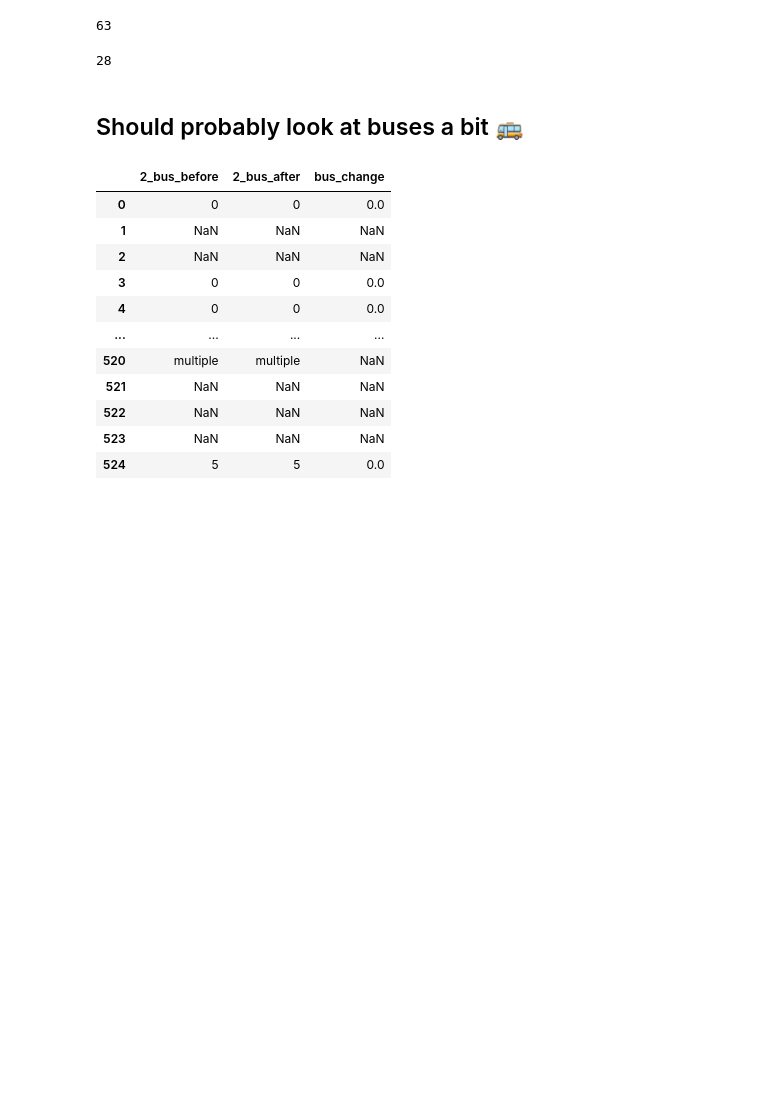
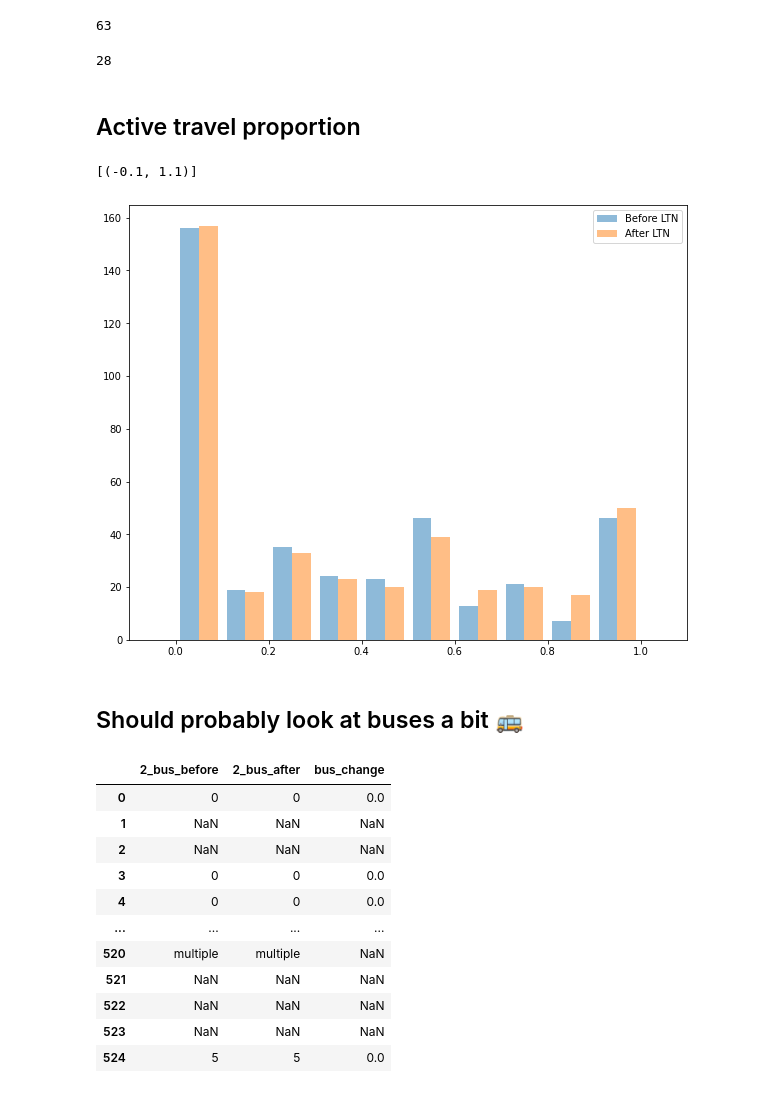
Before and after one commit to annarailton/littlemore_ltn_analysis, a Jupyter notebook: lpc_ltn_analysis.ipynb, the cells around one changed output. Cells and saved outputs as stored; diff of their text form; code cells hidden in the pictures; blank space fills up the shorter version.

Commit message:
Add qu 9 analysis, active travel prop

```diff
--- a/lpc_ltn_analysis.ipynb
+++ b/lpc_ltn_analysis.ipynb
@@ -366,9 +360,7 @@ def drop_modifiers(input_: str):
         for modifier in ["<", ">", "+"]:
             if modifier in input_:
                 try:
-                    return float(
-                        input_.replace(modifier, "")
-                    )  # assuming only one modifier exists
+                    return float(input_.replace(modifier, ""))  # assuming only one modifier exists
                 except ValueError:
                     input_.replace(modifier, "")
     return input_
@@ -477,0 +492,21 @@ df[["active_travel_before", "active_travel_after", "active_travel_change"]]
+# %%
+df["total_trips_per_week_before"] = (
+    df["2_car_before"].apply(pd.to_numeric, errors="coerce").fillna(0)
+    + df["2_motorbike_before"].apply(pd.to_numeric, errors="coerce").fillna(0)
+    + df["2_van_before"].apply(pd.to_numeric, errors="coerce").fillna(0)
+    + df["2_bus_before"].apply(pd.to_numeric, errors="coerce").fillna(0)
+    + df["active_travel_before"]
+)
+df["total_trips_per_week_after"] = (
+    df["2_car_after"].apply(pd.to_numeric, errors="coerce").fillna(0)
+    + df["2_motorbike_after"].apply(pd.to_numeric, errors="coerce").fillna(0)
+    + df["2_van_after"].apply(pd.to_numeric, errors="coerce").fillna(0)
+    + df["2_bus_after"].apply(pd.to_numeric, errors="coerce").fillna(0)
+    + df["active_travel_after"]
+)
+df["active_travel_prop_before"] = df["active_travel_before"] / df["total_trips_per_week_before"]
+df["active_travel_prop_after"] = df["active_travel_after"] / df["total_trips_per_week_after"]
+df["active_travel_prop_mean"] = df[["active_travel_prop_before", "active_travel_prop_after"]].mean(
+    axis=1
+)
+df[["active_travel_prop_before", "active_travel_prop_after", "active_travel_prop_mean"]].head(10)
@@ -530,6 +577,21 @@ sum(df["car_change"] < 0)
 sum(df["car_change"] > 0)
 # %% [output]
 28
+# %% [markdown]
+## Active travel proportion
+# %%
+fig, ax = plt.subplots(figsize=(10, 8))
+plt.hist(
+    [df["active_travel_prop_before"], df["active_travel_prop_after"]],
+    bins=10,
+    alpha=0.5,
+    label=["Before LTN", "After LTN"],
+)
+plt.legend(loc="upper right")
+ax.set(xlim=(-0.1, 1.1))
+# %% [output]
+[(-0.1, 1.1)]
+[figure, added]
 # %% [markdown]
 ## Should probably look at buses a bit 🚌
 # %%
```
Also changed, not shown: parts of 32 cells of this notebook, 2 other files.
